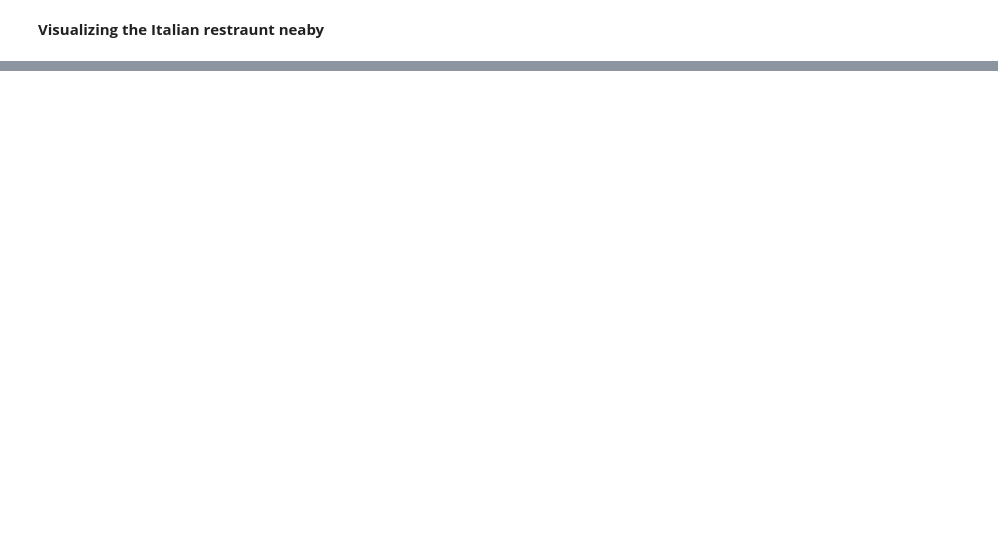
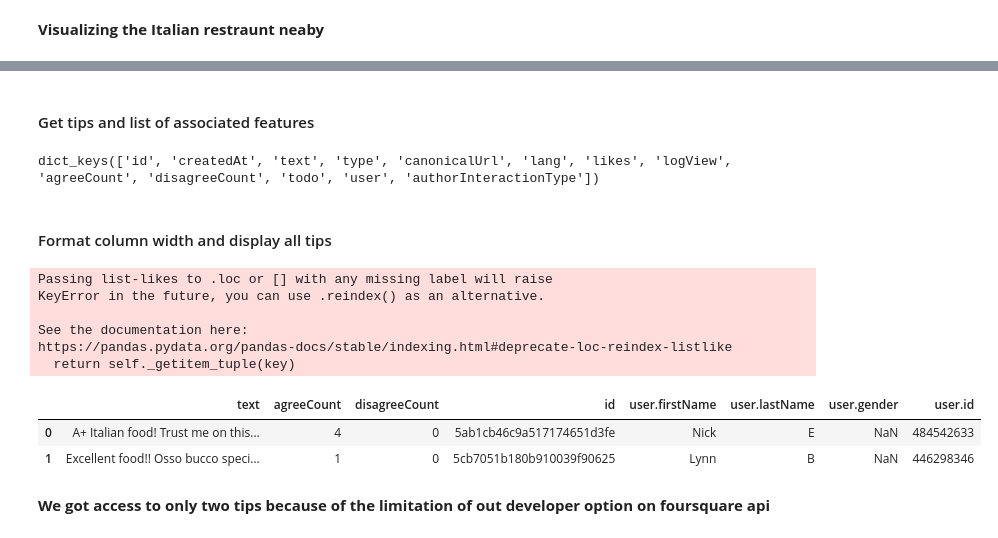
Before and after one commit to rishabhCMS/Applied-DS-capstone, a Jupyter notebook: FouresquareAPI.ipynb, the cells around one changed output, grey strips where cells are left out. Drawn from its saved outputs; the diff is of its cells as text; code cells hidden in the pictures; blank space fills up the shorter version.

```diff
--- a/FouresquareAPI.ipynb
+++ b/FouresquareAPI.ipynb
@@ -206,0 +254,9 @@ venues_map
+# %%
+venue_id = '3fd66200f964a520f4e41ee3' # ID of Ecco
+url = 'https://api.foursquare.com/v2/venues/{}?client_id={}&client_secret={}&v={}'.format(venue_id, CLIENT_ID, CLIENT_SECRET, VERSION)
+
+result = requests.get(url).json()
+try:
+    print(result['response']['venue']['rating'])
+except:
+    print('This venue has not been rated yet.')
@@ -206,0 +280,10 @@ venues_map
+# %%
+LIMIT = 15
+url = 'https://api.foursquare.com/v2/venues/{}/tips?client_id={}&client_secret={}&v={}&limit={}'.format(venue_id,
+                                                                                                       CLIENT_ID,
+                                                                                                        CLIENT_SECRET,
+                                                                                                       VERSION,
+                                                                                                       LIMIT)
+
+result = requests.get(url).json()
+result
@@ -206,0 +308,33 @@ venues_map
+# %% [markdown]
+#### Get tips and list of associated features
+# %%
+tips = result['response']['tips']['items']
+tip = tips[0]
+tip.keys()
+# %% [output]
+dict_keys(['id', 'createdAt', 'text', 'type', 'canonicalUrl', 'lang', 'likes', 'logView', 'agreeCount', 'disagreeCount', 'todo', 'user', 'authorInteractionType'])
+# %% [markdown]
+#### Format column width and display all tips
+# %%
+pd.set_option('display.max_colwidth', -1)
+
+tips_df = json_normalize(tips) # json normalize tips
+
+# columns to keep
+filtered_columns = ['text', 'agreeCount', 'disagreeCount', 'id', 'user.firstName', 'user.lastName', 'user.gender', 'user.id']
+tips_filtered = tips_df.loc[:, filtered_columns]
+
+# display tips
+tips_filtered
+# %% [output]
+Passing list-likes to .loc or [] with any missing label will raise
+KeyError in the future, you can use .reindex() as an alternative.
+
+See the documentation here:
+https://pandas.pydata.org/pandas-docs/stable/indexing.html#deprecate-loc-reindex-listlike
+  return self._getitem_tuple(key)
+|  | text | agreeCount | disagreeCount | id | user.firstName | user.lastName | user.gender | user.id |
+| 0 | A+ Italian food! Trust me on this... | 4 | 0 | 5ab1cb46c9a517174651d3fe | Nick | E | NaN | 484542633 |
+| 1 | Excellent food!! Osso bucco speci... | 1 | 0 | 5cb7051b180b910039f90625 | Lynn | B | NaN | 446298346 |
+# %% [markdown]
+**We got access to only two tips because of the limitation of out developer option on foursquare api**
```
Also changed, not shown: parts of 23 cells of this notebook.
